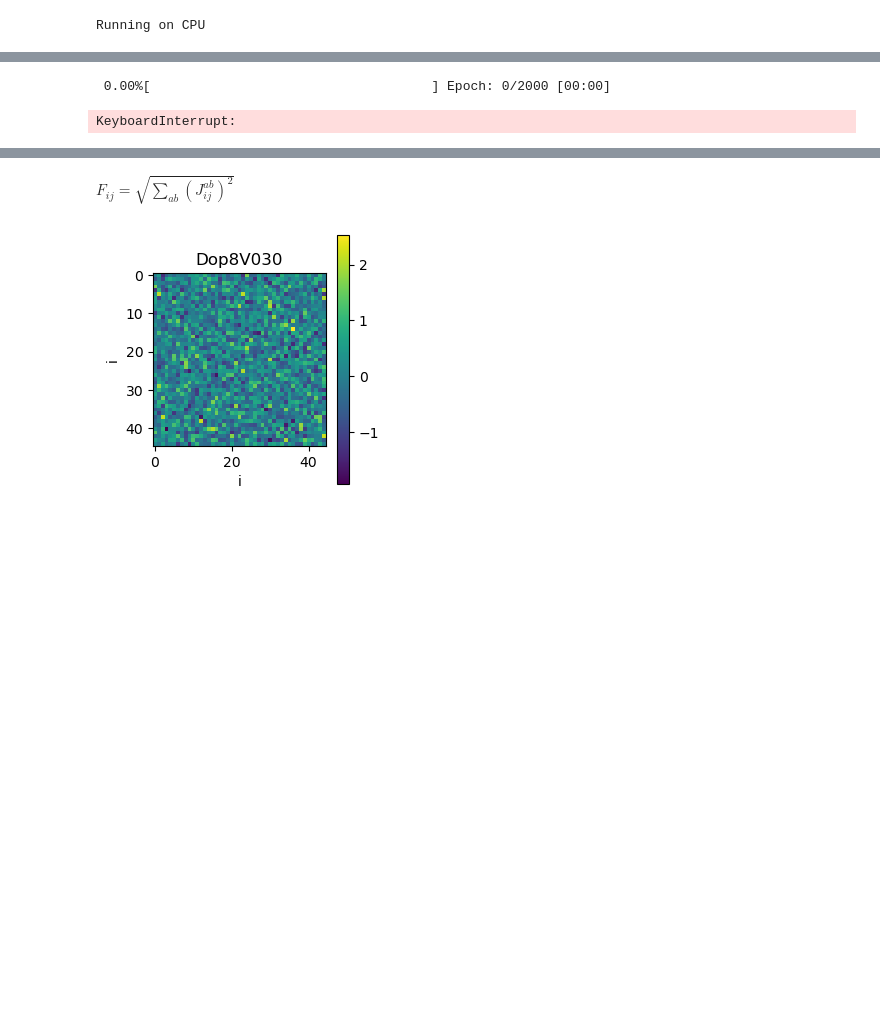
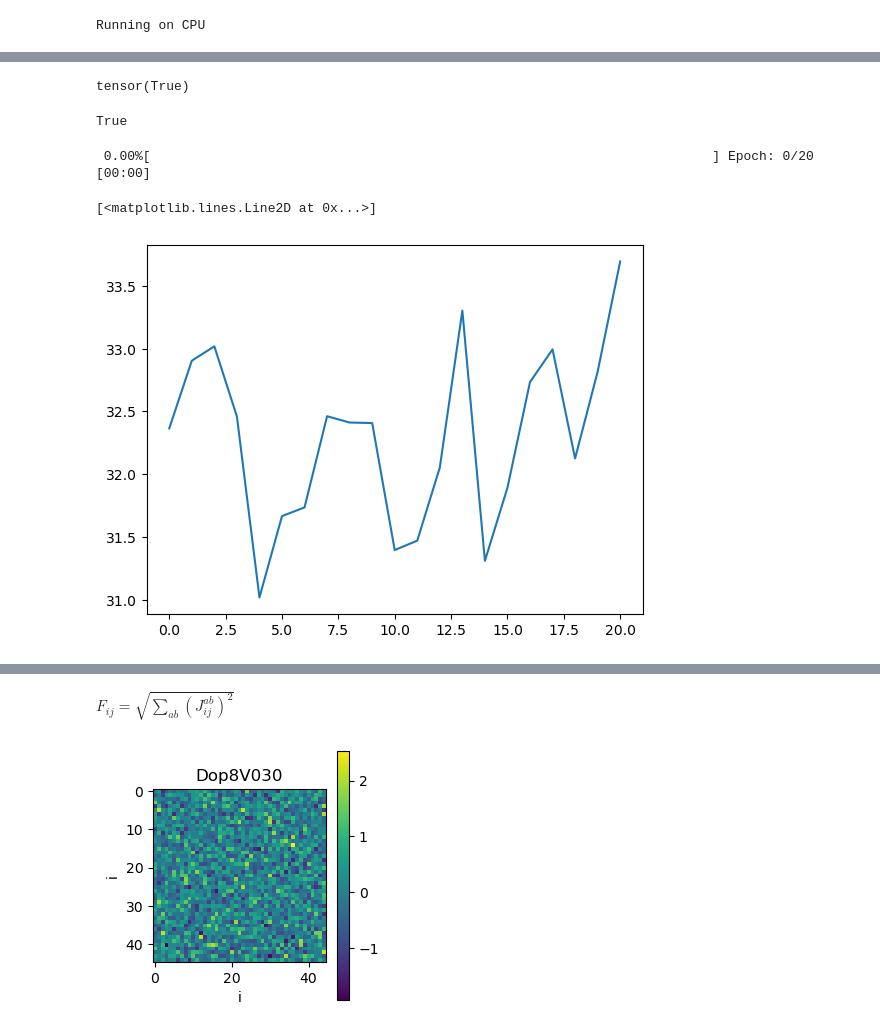
Before and after one commit to stecrotti/Aptamer2025py, a Jupyter notebook: prova.ipynb, the cells around one changed output, grey strips where cells are left out. Drawn from its saved outputs; the diff is of its cells as text; code cells hidden in the pictures; blank space fills up the shorter version.

```diff
--- a/prova.ipynb
+++ b/prova.ipynb
@@ -117,18 +114,27 @@ def init_chains(
 
 def update_chains(chains, t, model, n_sweeps):
     compute_energy = lambda x : model.compute_energy_up_to_round(x, t-1)
-    sampling.sample_metropolis_uniform_sites(chains[t], compute_energy, n_sweeps)
+    sampling.sample_metropolis_uniform_sites(torch.select(chains, 0, t), compute_energy, n_sweeps)
 
 def compute_pearson(grad_model, grad_empirical):
     x = torch.nn.utils.parameters_to_vector(grad_model)
     y = torch.nn.utils.parameters_to_vector(grad_empirical)
     return torch.corrcoef(torch.stack([x, y]))[0, 1].item()
 
+def compute_slope(grad_model, grad_empirical):
+    x = torch.nn.utils.parameters_to_vector(grad_model)
+    y = torch.nn.utils.parameters_to_vector(grad_empirical)
+    n = len(x)
+    num = n * (x @ y) - y.sum() * x.sum()
+    den = n * (x @ x) - torch.square(x.sum())
+    return torch.abs(num / den)
+
 def init_history():
     history = {
         "pearson": [],
-        "nLtilde": [],
-        "pi": []
+        "slope" : [],
+        "pi": [],
+        "grad_norm": []
     }
     return history
 # %%
@@ -266,0 +286,4 @@ chains = init_chains(n_rounds, n_chains, L, q, device)
+# %%
+(potts.J.grad == potts.J.grad * potts.mask).all()
+# %% [output]
+tensor(True)
@@ -267,9 +292,17 @@ chains = init_chains(n_rounds, n_chains, L, q, device)
+# %%
+torch.allclose(-fi*(t+1), potts.h.grad)
+# %% [output]
+True
 # %%
 n_sweeps = 10
 lr = 0.01
-max_epochs = 2000
+max_epochs = 20
 
 train(model, data_loaders, chains, n_sweeps, lr, max_epochs, history=history)
 # %% [output]
- 0.00%[                                    ] Epoch: 0/2000 [00:00]
+ 0.00%[                                                                        ] Epoch: 0/20 [00:00]
-KeyboardInterrupt:
+# %%
+plt.plot(history["grad_norm"])
+# %% [output]
+[<matplotlib.lines.Line2D at 0x...>]
+[figure, added]
```
Also changed, not shown: parts of 19 cells of this notebook, 8 other files.
